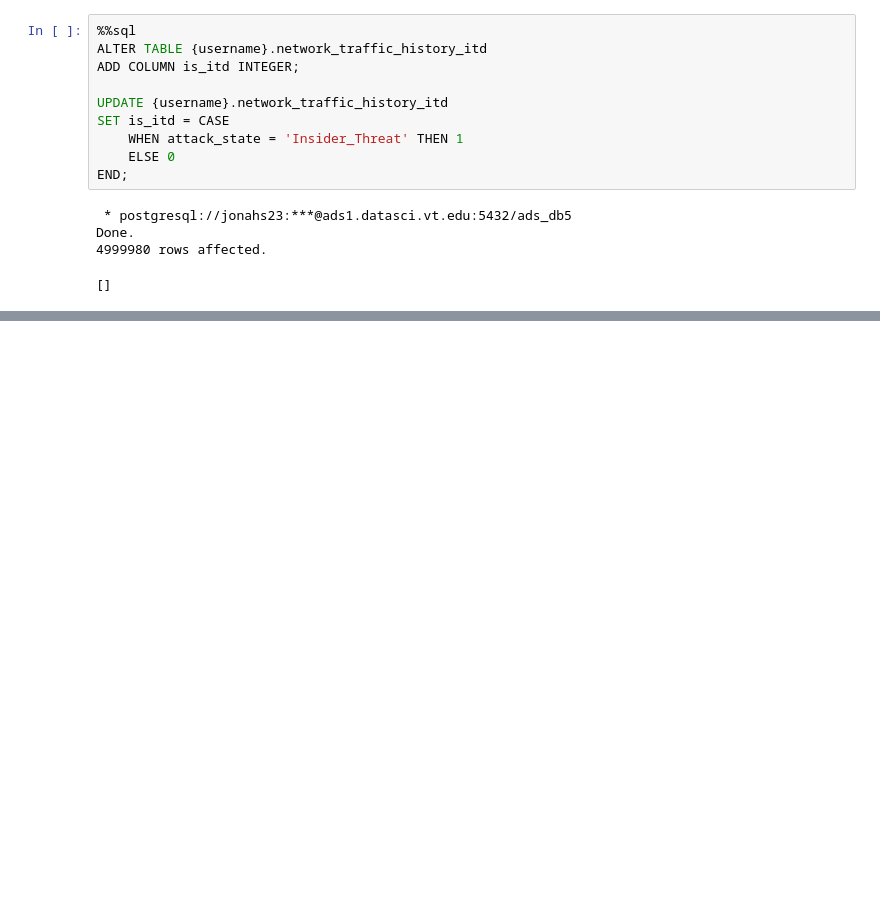
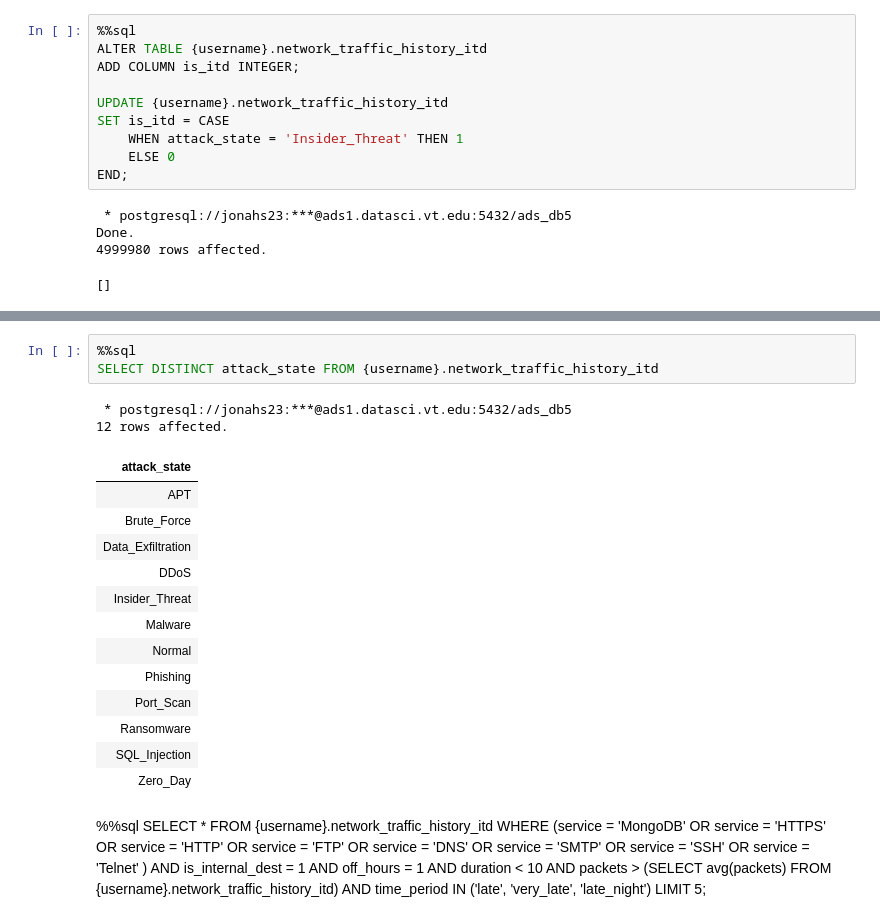
Before and after one commit to Jonah-Schep5/networkInstrusion, a Jupyter notebook: data_preparation.ipynb, the cells around one changed output, grey strips where cells are left out. Saved outputs shown, nothing was run; the diff lists cells and outputs as text; blank space fills up the shorter version.

```diff
--- a/data_preparation.ipynb
+++ b/data_preparation.ipynb
@@ -199,0 +297,37 @@ LIMIT 5;
+# %%
+%%sql
+SELECT DISTINCT attack_state FROM {username}.network_traffic_history_itd
+# %% [output]
+ * postgresql://jonahs23:***@ads1.datasci.vt.edu:5432/ads_db5
+12 rows affected.
+| attack_state |
+| APT |
+| Brute_Force |
+| Data_Exfiltration |
+| DDoS |
+| Insider_Threat |
+| Malware |
+| Normal |
+| Phishing |
+| Port_Scan |
+| Ransomware |
+| SQL_Injection |
+| Zero_Day |
+# %% [markdown]
+%%sql
+SELECT * FROM {username}.network_traffic_history_itd
+WHERE (service = 'MongoDB'
+OR service = 'HTTPS'
+OR service = 'HTTP'
+OR service = 'FTP'
+OR service = 'DNS'
+OR service = 'SMTP'
+OR service = 'SSH'
+OR service = 'Telnet'
+)
+AND is_internal_dest = 1
+AND off_hours = 1
+AND duration < 10
+AND packets > (SELECT avg(packets) FROM {username}.network_traffic_history_itd)
+AND time_period IN ('late', 'very_late', 'late_night')
+LIMIT 5;
```
Also changed, not shown: parts of 14 cells of this notebook, 1 other file.
